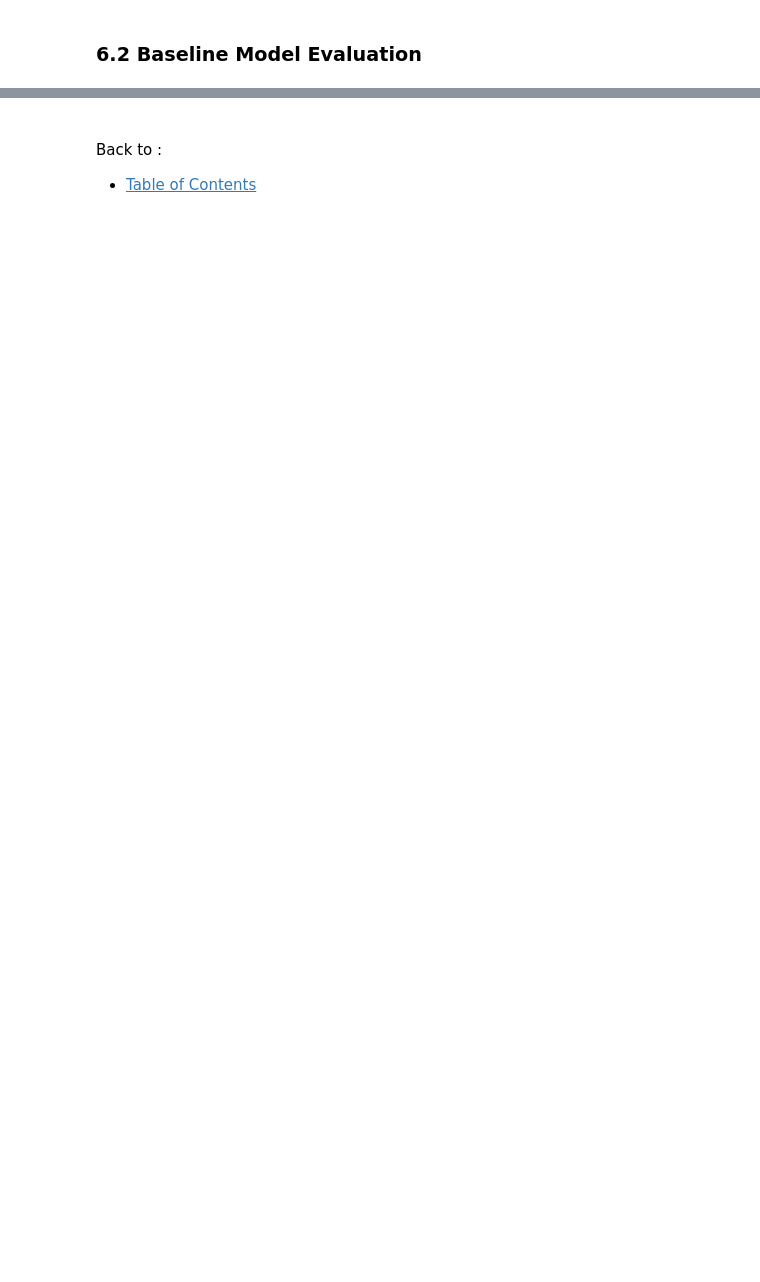
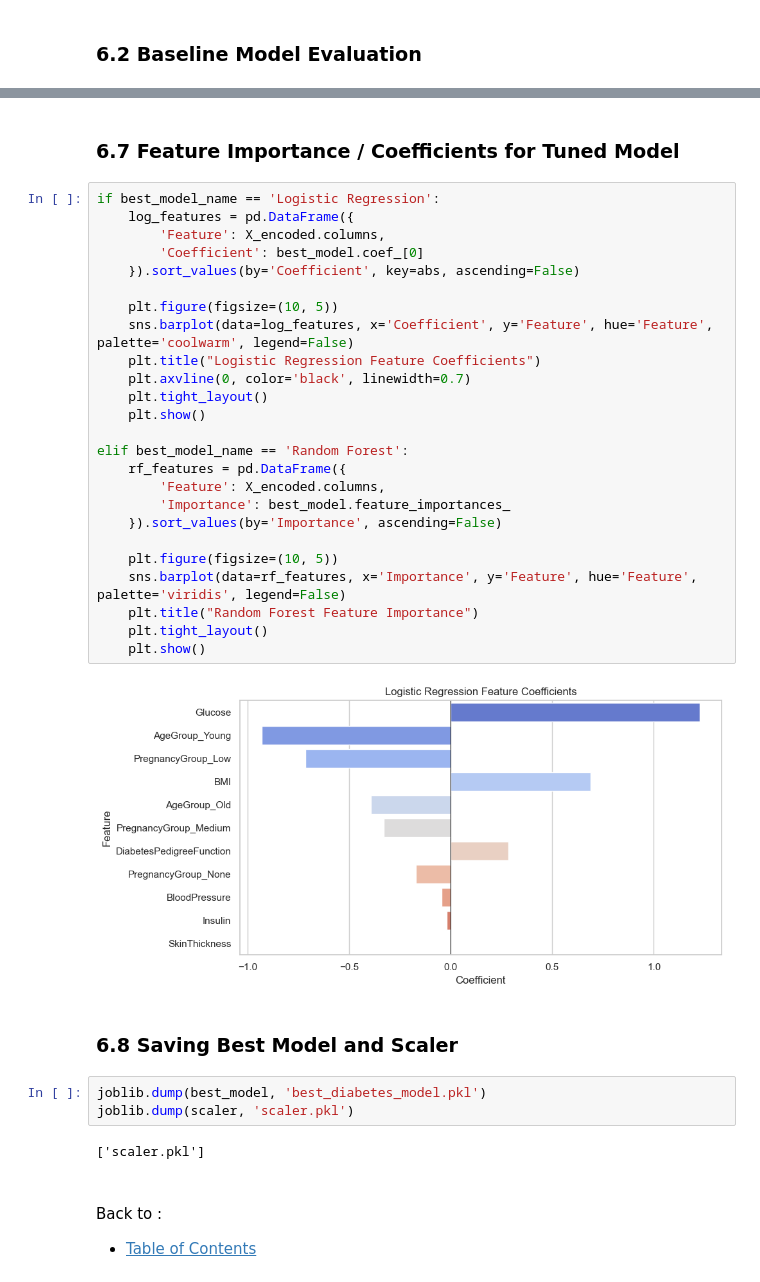
Before and after one commit to Similoluwa224/team_glucose_guard, a Jupyter notebook: capstone_diabetes.ipynb, the cells around one changed output, grey strips where cells are left out. Saved outputs shown, nothing was run; the diff lists cells and outputs as text; blank space fills up the shorter version.

```diff
--- a/capstone_diabetes.ipynb
+++ b/capstone_diabetes.ipynb
@@ -1292,3 +1758,39 @@ NameError: name 'results_df' is not defined
+# %% [markdown]
+### 6.7 Feature Importance / Coefficients for Tuned Model
+# %%
+if best_model_name == 'Logistic Regression':
+    log_features = pd.DataFrame({
+        'Feature': X_encoded.columns,
+        'Coefficient': best_model.coef_[0]
+    }).sort_values(by='Coefficient', key=abs, ascending=False)
+
+    plt.figure(figsize=(10, 5))
+    sns.barplot(data=log_features, x='Coefficient', y='Feature', hue='Feature', palette='coolwarm', legend=False)
+    plt.title("Logistic Regression Feature Coefficients")
+    plt.axvline(0, color='black', linewidth=0.7)
+    plt.tight_layout()
+    plt.show()
+
+elif best_model_name == 'Random Forest':
+    rf_features = pd.DataFrame({
+        'Feature': X_encoded.columns,
+        'Importance': best_model.feature_importances_
+    }).sort_values(by='Importance', ascending=False)
+
+    plt.figure(figsize=(10, 5))
+    sns.barplot(data=rf_features, x='Importance', y='Feature', hue='Feature', palette='viridis', legend=False)
+    plt.title("Random Forest Feature Importance")
+    plt.tight_layout()
+    plt.show()
+# %% [output]
+[figure, added]
+# %% [markdown]
+### 6.8 Saving Best Model and Scaler
+# %%
+joblib.dump(best_model, 'best_diabetes_model.pkl')
+joblib.dump(scaler, 'scaler.pkl')
+# %% [output]
+['scaler.pkl']
 # %% [markdown]
 ##
 Back to :
```
Also changed, not shown: parts of 79 cells of this notebook, 3 other files.
